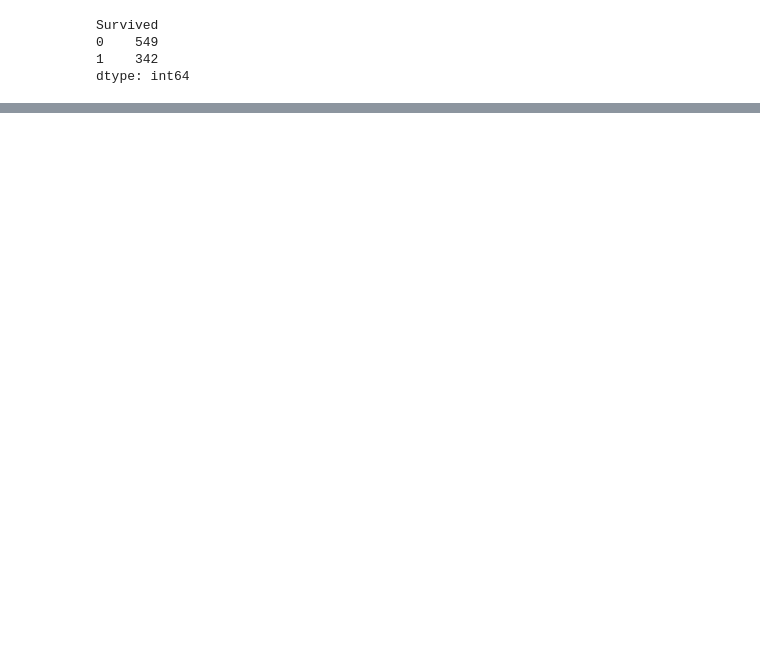
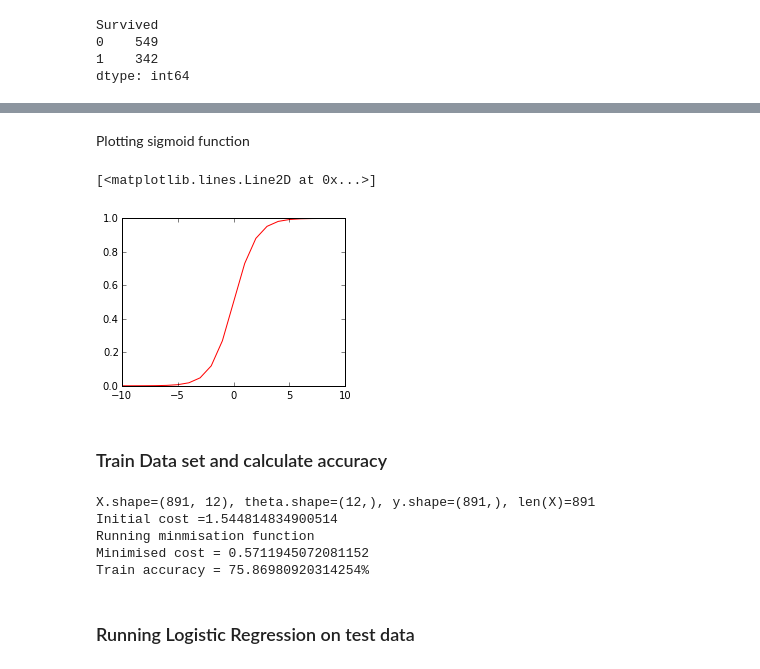
Before and after one commit to v3g42/jupyter-workspace, a Jupyter notebook: notebooks/titanic/titanic.ipynb, the cells around one changed output, grey strips where cells are left out. Drawn from its saved outputs; the diff is of its cells as text; code cells hidden in the pictures; blank space fills up the shorter version.

```diff
--- a/notebooks/titanic/titanic.ipynb
+++ b/notebooks/titanic/titanic.ipynb
@@ -187,0 +127,36 @@ df
+# %%
+### Definining functions required for Logistic regression
+def sigmoid(z):
+    return (1 / (1 + np.exp(-z)))
+
+def cost(theta, X, y, learningRate=0):
+    theta = np.matrix(theta)
+    X = np.matrix(X)
+    y = np.matrix(y)
+    #first = np.multiply(-y, np.log(sigmoid(X * theta.T)))
+    #second = np.multiply((1 - y), np.log(1 - sigmoid(X * theta.T)))
+    first = -y * np.log(sigmoid((X * theta.T)))
+    second = (1-y) * np.log(1 - sigmoid(X * theta.T))
+    reg = (learningRate / (2 * len(X))) * np.sum(np.power(theta[:,1:theta.shape[1]], 2))
+
+    return (first - second)[0,0] / len(X) + reg
+
+def gradient(theta, X, y, learningRate=0):
+    theta = np.matrix(theta)
+    X = np.matrix(X)
+    y = np.matrix(y)
+    parameters = int(theta.ravel().shape[1])
+    grad = np.zeros(parameters)
+    error = sigmoid(X * theta.T) - y
+    for i in range(parameters):
+        term = np.multiply(error, X[:,i])
+
+        if (i == 0):
+            grad[i] = np.sum(term) / len(X)
+        else:
+            grad[i] = (np.sum(term) / len(X)) + ((learningRate / len(X)) * theta[:,i])
+    return grad
+
+def predict(theta, X):
+    probability = sigmoid(X * theta.T)
+    return [1 if x >= 0.5 else 0 for x in probability]
@@ -187,0 +227,28 @@ df
+# %% [markdown]
+Plotting sigmoid function
+# %%
+nums = np.arange(-10, 10, step=1)
+fig, ax = plt.subplots(figsize=(4,3))
+ax.plot(nums, sigmoid(nums), 'r')
+# %% [output]
+[<matplotlib.lines.Line2D at 0x...>]
+[figure, added]
+# %% [markdown]
+### Train Data set and calculate accuracy
+# %%
+trainFrame = pd.read_csv('./data/train.csv', header=0)
+trainFrame = transform(trainFrame)
+trainFrame = scale(trainFrame)
+result, initial_cost, final_cost = run_logistic_regression(trainFrame)
+theta_min = np.matrix(result[0])
+X,y  =  extract_variables(trainFrame)
+predictions = predict(theta_min, X)
+correct = [1 if ((a == 1 and b == 1) or (a == 0 and b == 0)) else 0 for (a, b) in zip(predictions, y)]
+accuracy = (sum(map(int, correct)) / len(correct)) * 100
+print('Train accuracy = {0}%'.format(accuracy))
+# %% [output]
+X.shape=(891, 12), theta.shape=(12,), y.shape=(891,), len(X)=891
+Initial cost =1.544814834900514
+Running minmisation function
+Minimised cost = 0.5711945072081152
+Train accuracy = 75.86980920314254%
@@ -187,0 +260,2 @@ df
+# %% [markdown]
+### Running Logistic Regression on test data
```
Also changed, not shown: parts of 28 cells of this notebook, 2 other files.
